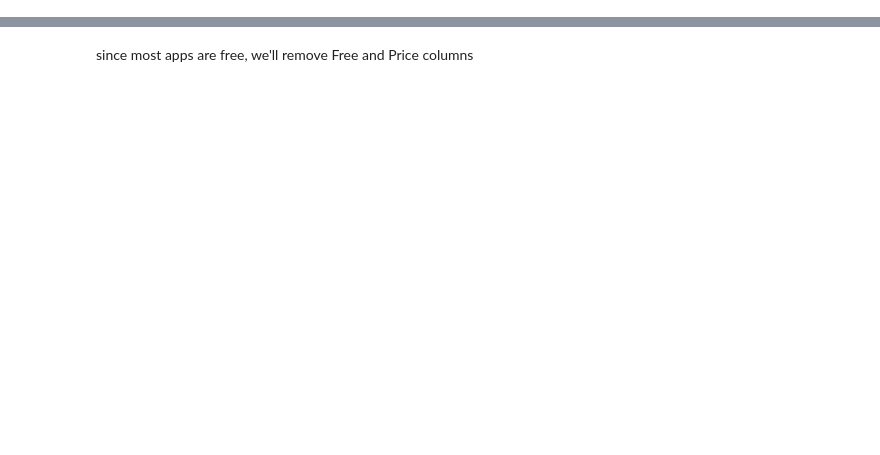
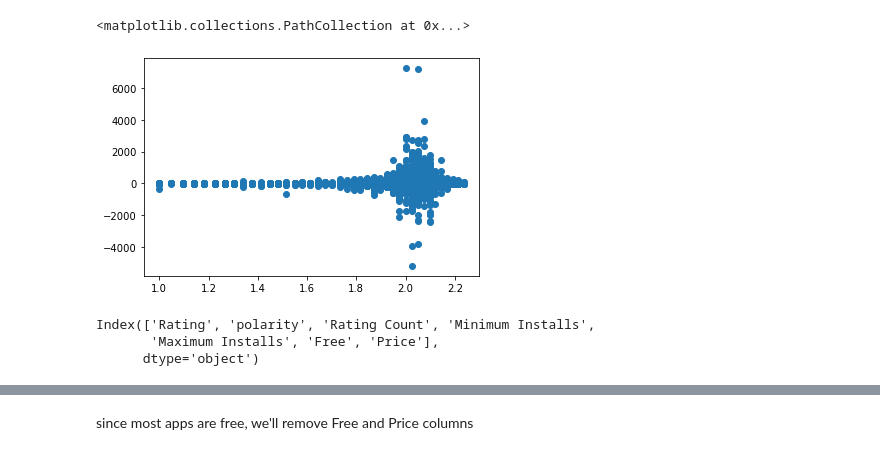
Before and after one commit to Superocker50/CMPT-353-Final-Project, a Jupyter notebook: ML.ipynb, the cells around one changed output, grey strips where cells are left out. Cells and saved outputs as stored; diff of their text form; code cells hidden in the pictures; blank space fills up the shorter version.

```diff
--- a/ML.ipynb
+++ b/ML.ipynb
@@ -38,0 +42,31 @@ Index(['Rating', 'Rating Count', 'Minimum Installs', 'Maximum Installs',
+# %%
+apps = apps[apps['Rating'] > 0]
+fdsa = apps[apps['polarity'] == 0]
+
+asdf = apps.copy()
+# asdf = asdf[asdf['WHOOP'] != 0]
+asdf.dropna(inplace=True)
+
+# asdf['WHOOP'] = np.log(asdf['WHOOP'])
+asdf['Rating Count'] = np.log(asdf['Rating Count'])
+asdf['Rating'] = np.sqrt(asdf['Rating'])
+# asdf['polarity'] = asdf[asdf['polarity'] != 0]
+# asdf['polarity'] = asdf['polarity']
+# asdf['polarity'] = asdf[asdf['polarity'] > -10]
+# %%
+asdf['likes'] = asdf['likes'] + 1
+asdf['WHOOP'] = asdf['likes'] * asdf['polarity']
+# %%
+import scipy.stats as stats
+stats.pearsonr(asdf['Rating'], asdf['polarity'])
+
+plt.scatter(asdf['Rating'], asdf['WHOOP'])
+# %% [output]
+<matplotlib.collections.PathCollection at 0x...>
+[figure, added]
+# %%
+apps.columns
+# %% [output]
+Index(['Rating', 'polarity', 'Rating Count', 'Minimum Installs',
+       'Maximum Installs', 'Free', 'Price'],
+      dtype='object')
```
Also changed, not shown: parts of 31 cells of this notebook.
